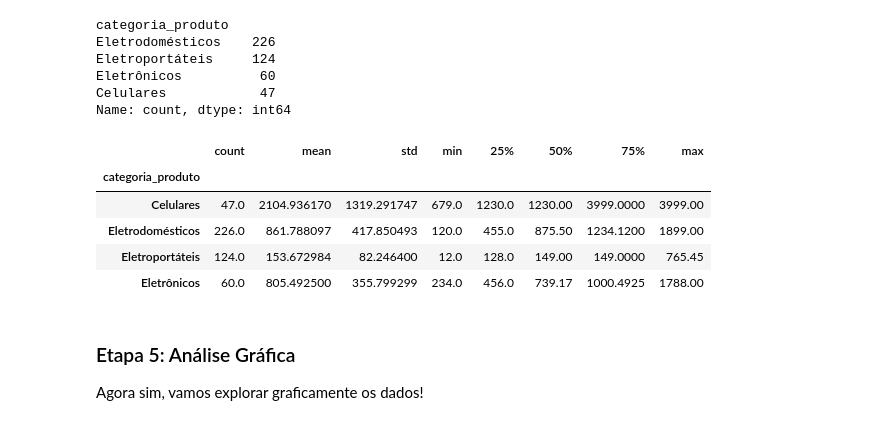
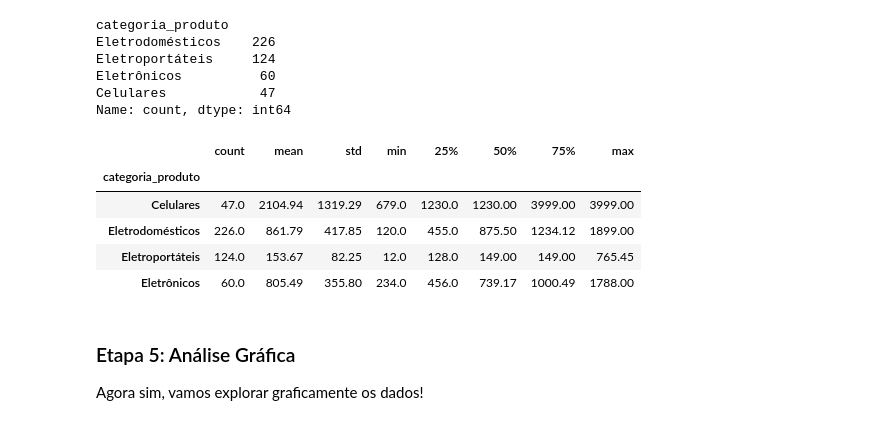
Before and after one commit to renato-albuquerque/python_aula04_digital_college, a Jupyter notebook: notebook_vendas_projeto_xpto_alunos.ipynb, the cells around one changed output. Saved outputs shown, nothing was run; the diff lists cells and outputs as text; code cells hidden in the pictures.

```diff
--- a/notebook_vendas_projeto_xpto_alunos.ipynb
+++ b/notebook_vendas_projeto_xpto_alunos.ipynb
@@ -254,14 +254,14 @@ Celulares            47
 Name: count, dtype: int64
 # %%
 # Verifique a estatística da categoria do produto por valor de venda.
-df_vendas.groupby('categoria_produto')['valor_venda'].describe()
+df_vendas.groupby('categoria_produto')['valor_venda'].describe().round(2)
 # %% [output]
 |  | count | mean | std | min | 25% | 50% | 75% | max |
 | categoria_produto |  |  |  |  |  |  |  |  |
-| Celulares | 47.0 | 2104.936170 | 1319.291747 | 679.0 | 1230.0 | 1230.00 | 3999.0000 | 3999.00 |
-| Eletrodomésticos | 226.0 | 861.788097 | 417.850493 | 120.0 | 455.0 | 875.50 | 1234.1200 | 1899.00 |
-| Eletroportáteis | 124.0 | 153.672984 | 82.246400 | 12.0 | 128.0 | 149.00 | 149.0000 | 765.45 |
-| Eletrônicos | 60.0 | 805.492500 | 355.799299 | 234.0 | 456.0 | 739.17 | 1000.4925 | 1788.00 |
+| Celulares | 47.0 | 2104.94 | 1319.29 | 679.0 | 1230.0 | 1230.00 | 3999.00 | 3999.00 |
+| Eletrodomésticos | 226.0 | 861.79 | 417.85 | 120.0 | 455.0 | 875.50 | 1234.12 | 1899.00 |
+| Eletroportáteis | 124.0 | 153.67 | 82.25 | 12.0 | 128.0 | 149.00 | 149.00 | 765.45 |
+| Eletrônicos | 60.0 | 805.49 | 355.80 | 234.0 | 456.0 | 739.17 | 1000.49 | 1788.00 |
 # %% [markdown]
 ### Etapa 5: Análise Gráfica
 
```
Also changed, not shown: parts of 3 cells of this notebook.
